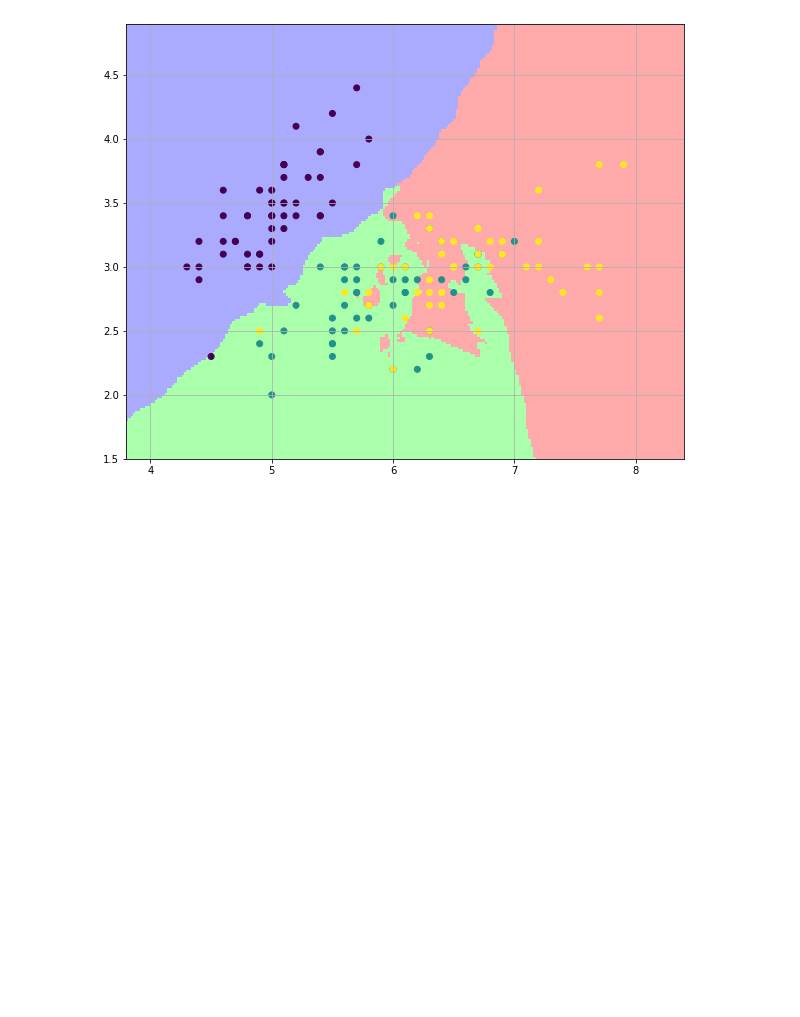
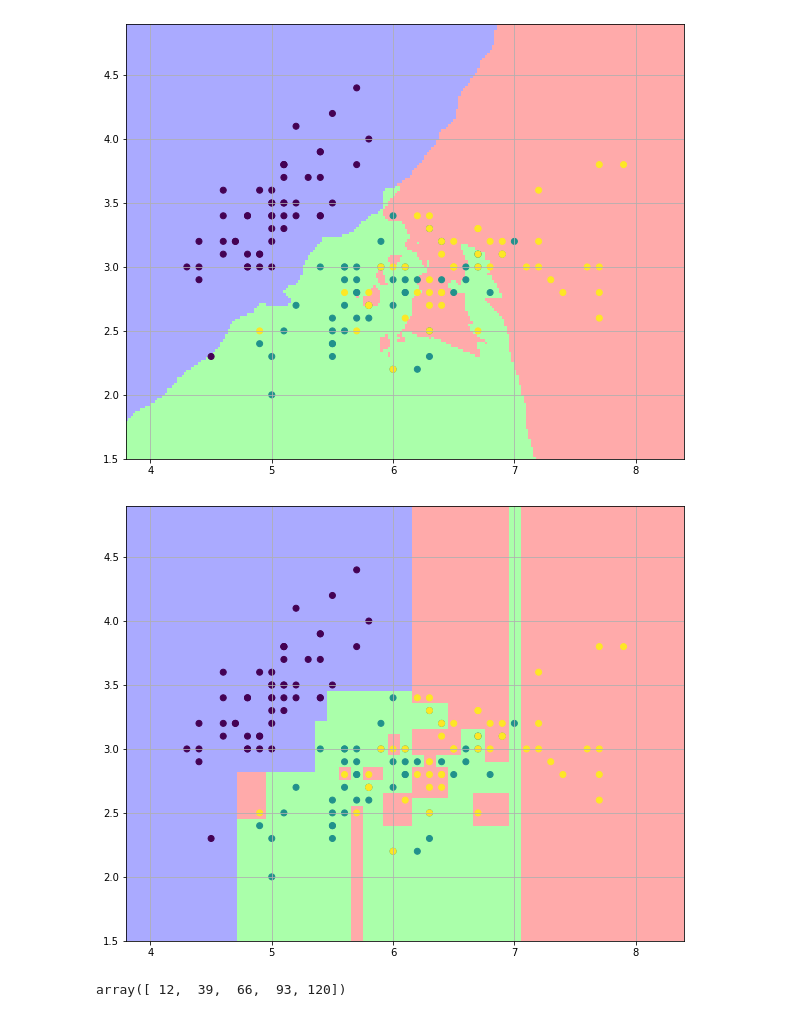
Before and after one commit to jcmachicao/modpred__evaluacion, a Jupyter notebook: modpred__color_results.ipynb, the cells around one changed output. Saved outputs shown, nothing was run; the diff lists cells and outputs as text; code cells hidden in the pictures; blank space fills up the shorter version.

```diff
--- a/modpred__color_results.ipynb
+++ b/modpred__color_results.ipynb
@@ -33,3 +34,19 @@ plt.grid(True)
 plt.show()
 # %% [output]
 [figure]
+# %%
+dtree = DecisionTreeClassifier()
+dtree.fit(x,y)
+Z = dtree.predict(np.c_[xx.ravel(),yy.ravel()])
+Z = Z.reshape(xx.shape)
+# %%
+plt.figure(figsize=(10,8), facecolor='white')
+plt.pcolormesh(xx,yy,Z,cmap=cmap_light)
+#Plot the training points
+plt.scatter(x[:,0],x[:,1],c=y)
+plt.xlim(xx.min(),xx.max())
+plt.ylim(yy.min(),yy.max())
+plt.grid(True)
+plt.show()
+# %% [output]
+[figure, added]
@@ -35,0 +57,4 @@ plt.show()
+# %%
+tr_sz
+# %% [output]
+array([ 12,  39,  66,  93, 120])
```
Also changed, not shown: parts of 5 cells of this notebook.
